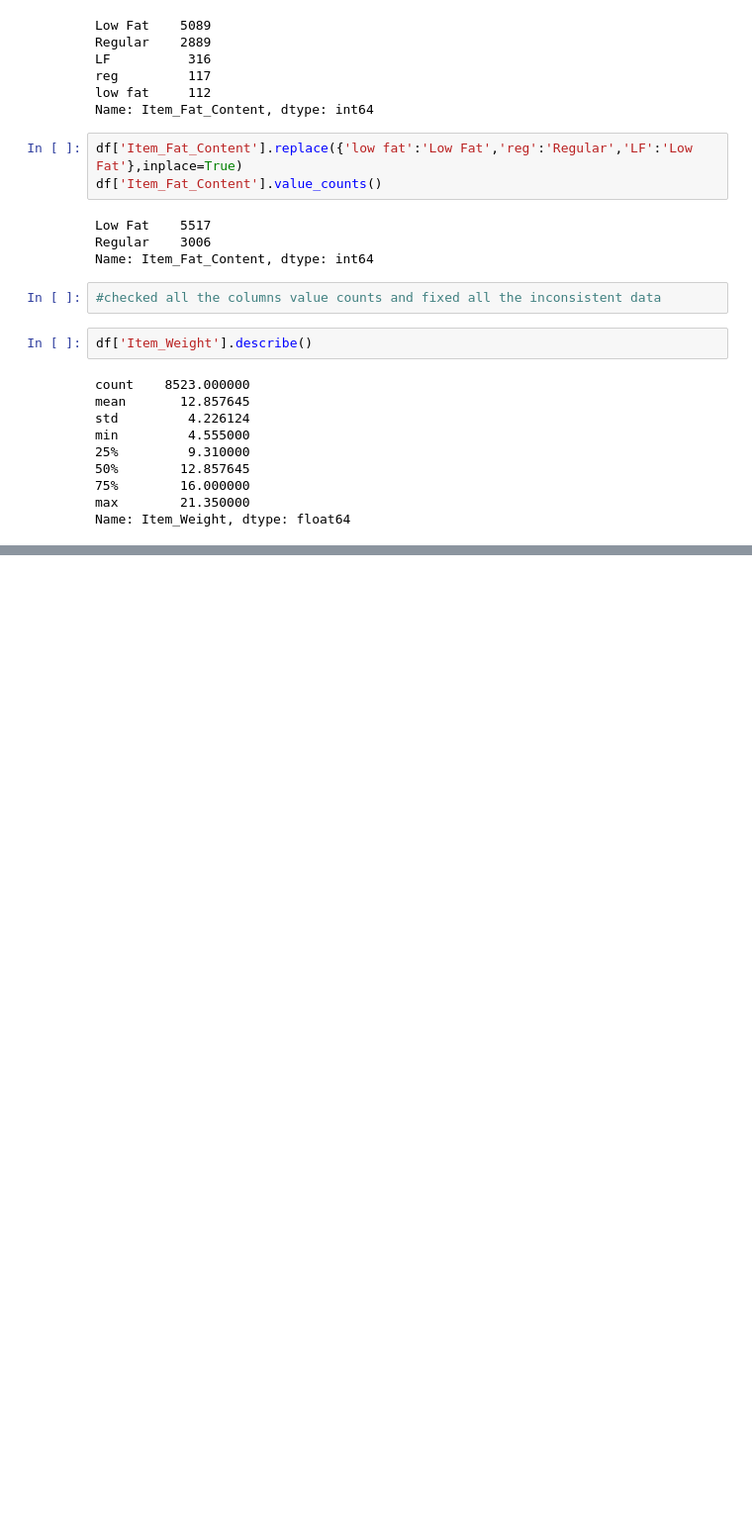
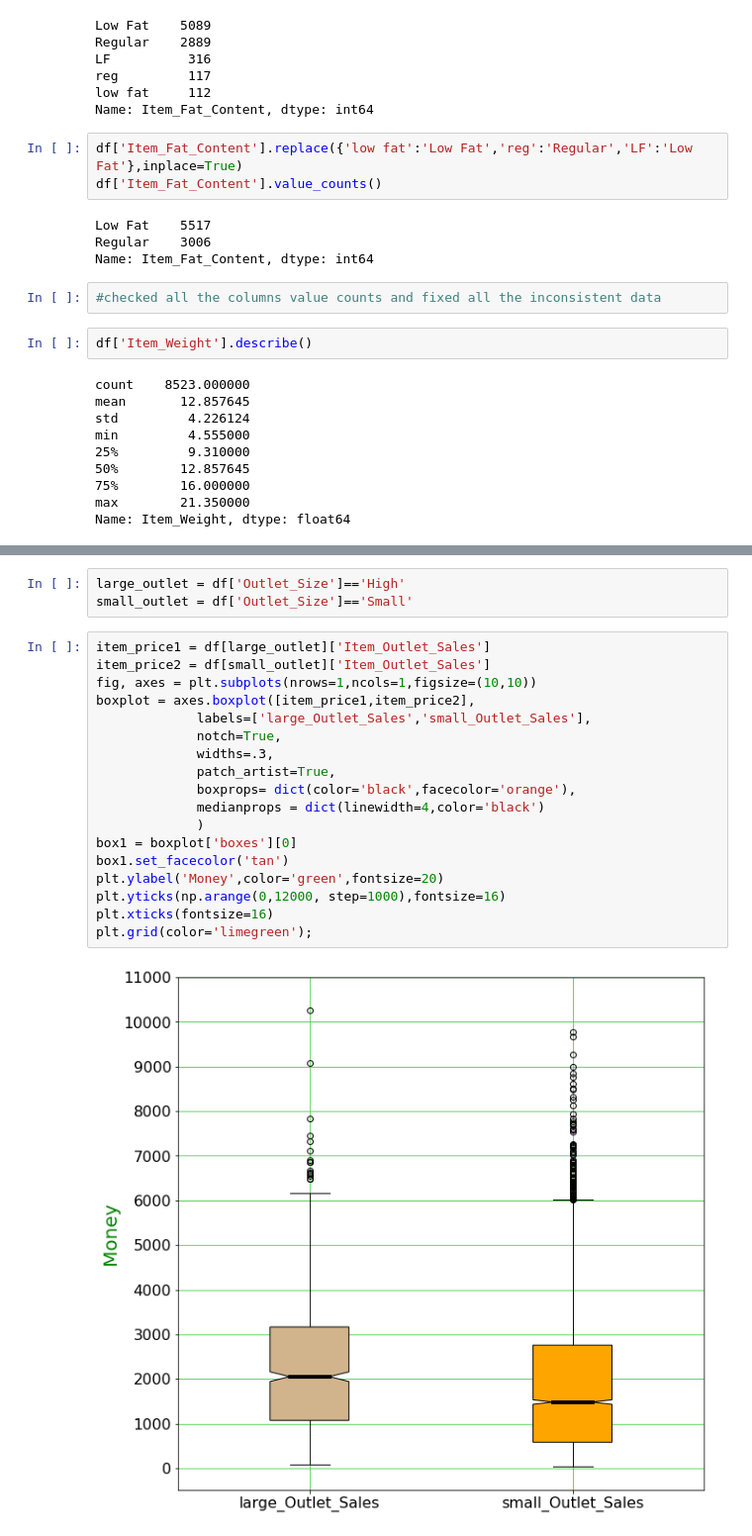
Before and after one commit to ryanba08/grocery_Sales_data, a Jupyter notebook: sales_Data.ipynb, the cells around one changed output, grey strips where cells are left out. Shown: that part at 99% size. Saved outputs shown, nothing was run; the diff lists cells and outputs as text; blank space fills up the shorter version.

```diff
--- a/sales_Data.ipynb
+++ b/sales_Data.ipynb
@@ -214,0 +237,23 @@ Name: Item_Weight, dtype: float64
+# %%
+large_outlet = df['Outlet_Size']=='High'
+small_outlet = df['Outlet_Size']=='Small'
+# %%
+item_price1 = df[large_outlet]['Item_Outlet_Sales']
+item_price2 = df[small_outlet]['Item_Outlet_Sales']
+fig, axes = plt.subplots(nrows=1,ncols=1,figsize=(10,10))
+boxplot = axes.boxplot([item_price1,item_price2],
+             labels=['large_Outlet_Sales','small_Outlet_Sales'],
+             notch=True,
+             widths=.3,
+             patch_artist=True,
+             boxprops= dict(color='black',facecolor='orange'),
+             medianprops = dict(linewidth=4,color='black')
+             )
+box1 = boxplot['boxes'][0]
+box1.set_facecolor('tan')
+plt.ylabel('Money',color='green',fontsize=20)
+plt.yticks(np.arange(0,12000, step=1000),fontsize=16)
+plt.xticks(fontsize=16)
+plt.grid(color='limegreen');
+# %% [output]
+[figure, added]
```
Also changed, not shown: parts of 6 cells of this notebook.
